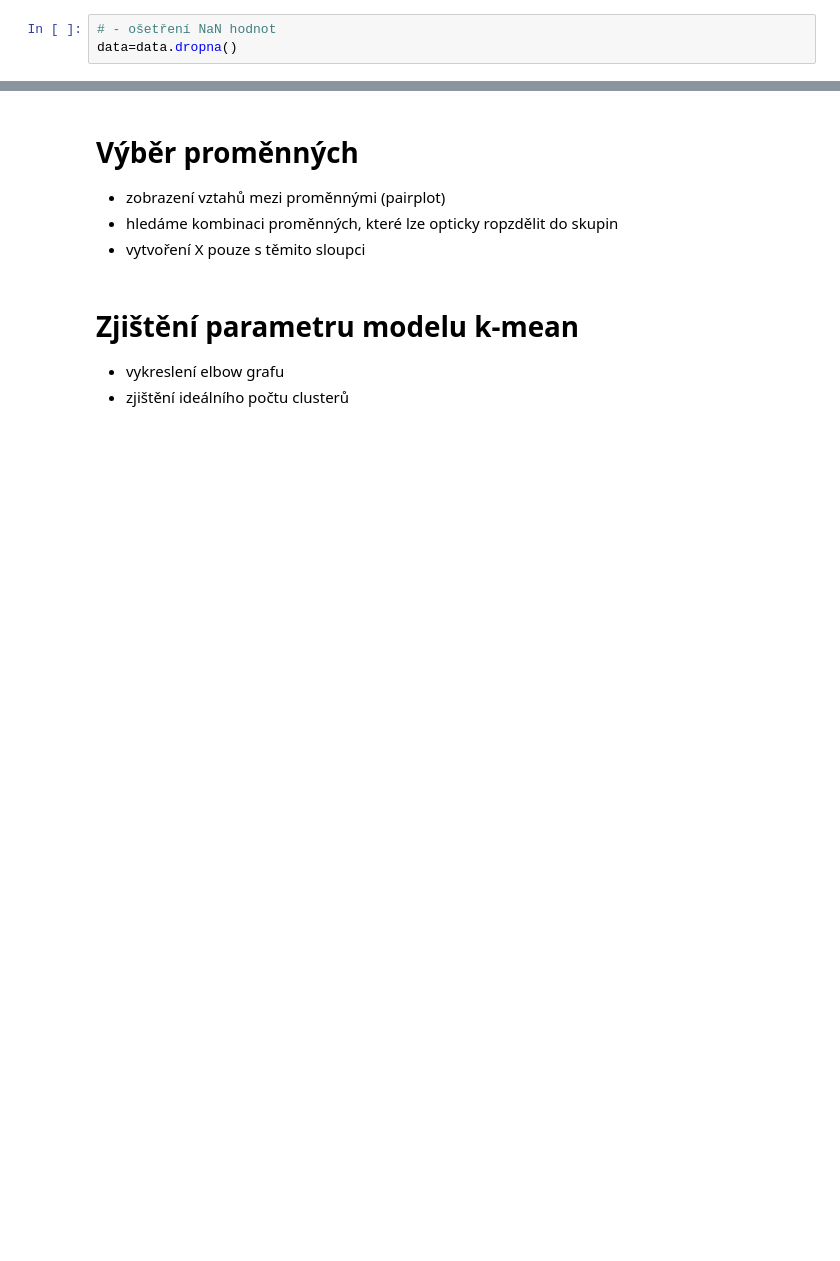
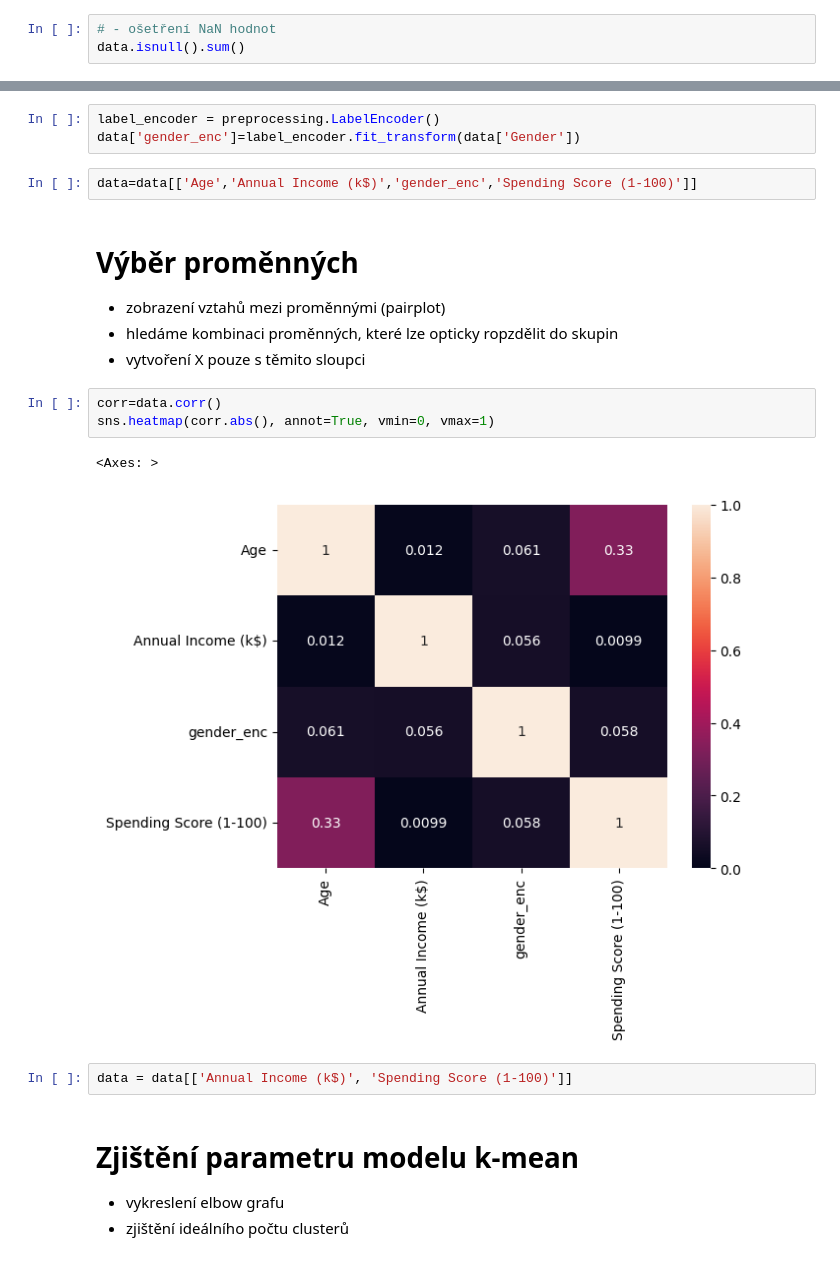
Before and after one commit to University-of-Pardubice/bmlai-cviceni-per5ect, a Jupyter notebook: 05_Klasifikace/05_D_ukol_kmean.ipynb, the cells around one changed output, grey strips where cells are left out. Cells and saved outputs as stored; diff of their text form; blank space fills up the shorter version.

```diff
--- a/05_Klasifikace/05_D_ukol_kmean.ipynb
+++ b/05_Klasifikace/05_D_ukol_kmean.ipynb
@@ -87,4 +88,4 @@ for i in data.columns:
 from sklearn import preprocessing
 # %%
 # - ošetření NaN hodnot
-data=data.dropna()
+data.isnull().sum()
@@ -91,8 +99,21 @@ data=data.dropna()
+# %%
+label_encoder = preprocessing.LabelEncoder()
+data['gender_enc']=label_encoder.fit_transform(data['Gender'])
+# %%
+data=data[['Age','Annual Income (k$)','gender_enc','Spending Score (1-100)']]
 # %% [markdown]
 # Výběr proměnných
 - zobrazení vztahů mezi proměnnými (pairplot)
 - hledáme kombinaci proměnných, které lze opticky ropzdělit do skupin
 - vytvoření X pouze s těmito sloupci
+# %%
+corr=data.corr()
+sns.heatmap(corr.abs(), annot=True, vmin=0, vmax=1)
+# %% [output]
+<Axes: >
+[figure, added]
+# %%
+data = data[['Annual Income (k$)', 'Spending Score (1-100)']]
 # %% [markdown]
 # Zjištění parametru modelu k-mean
 - vykreslení elbow grafu
```
Also changed, not shown: parts of 7 cells of this notebook.
